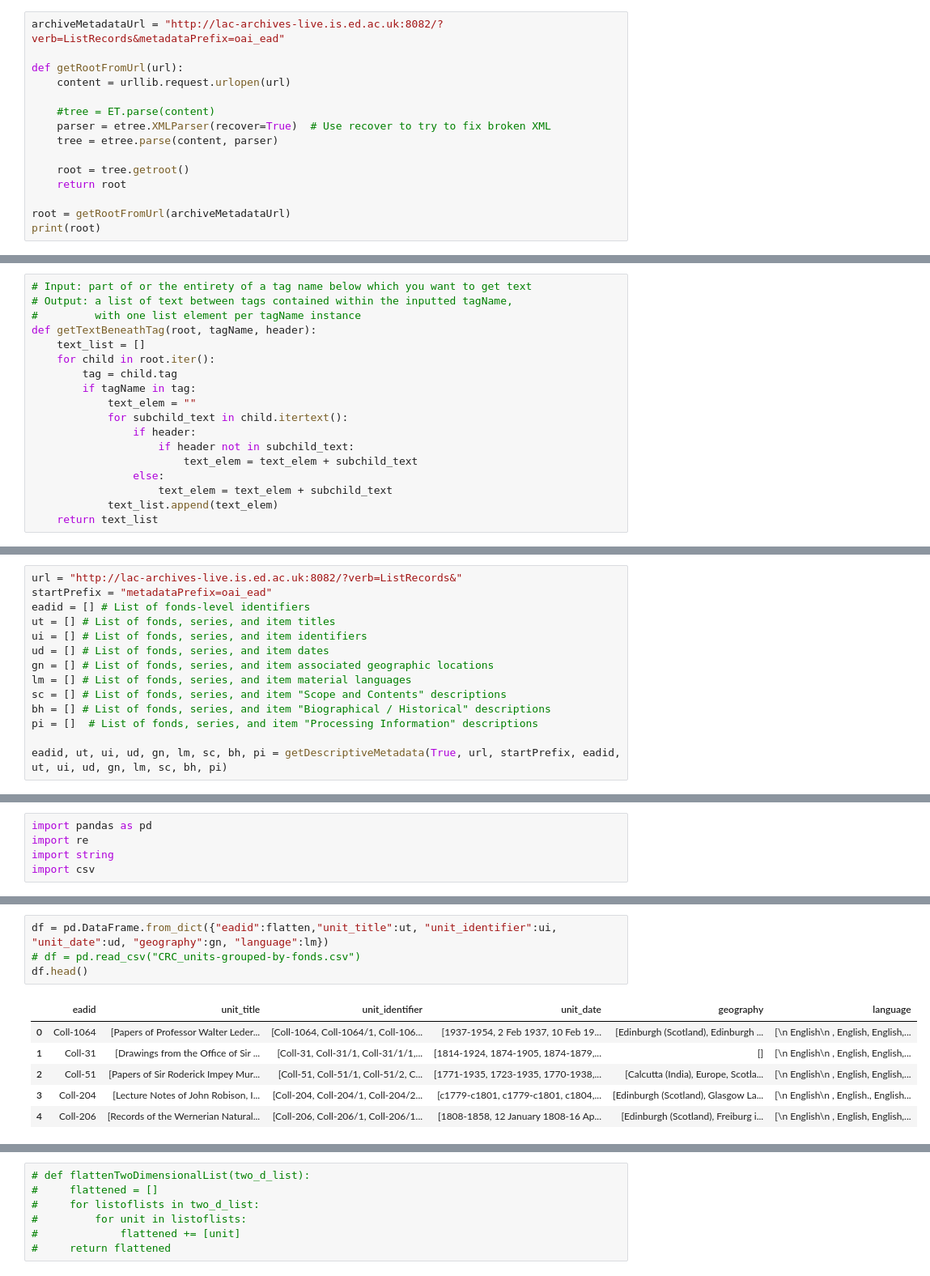
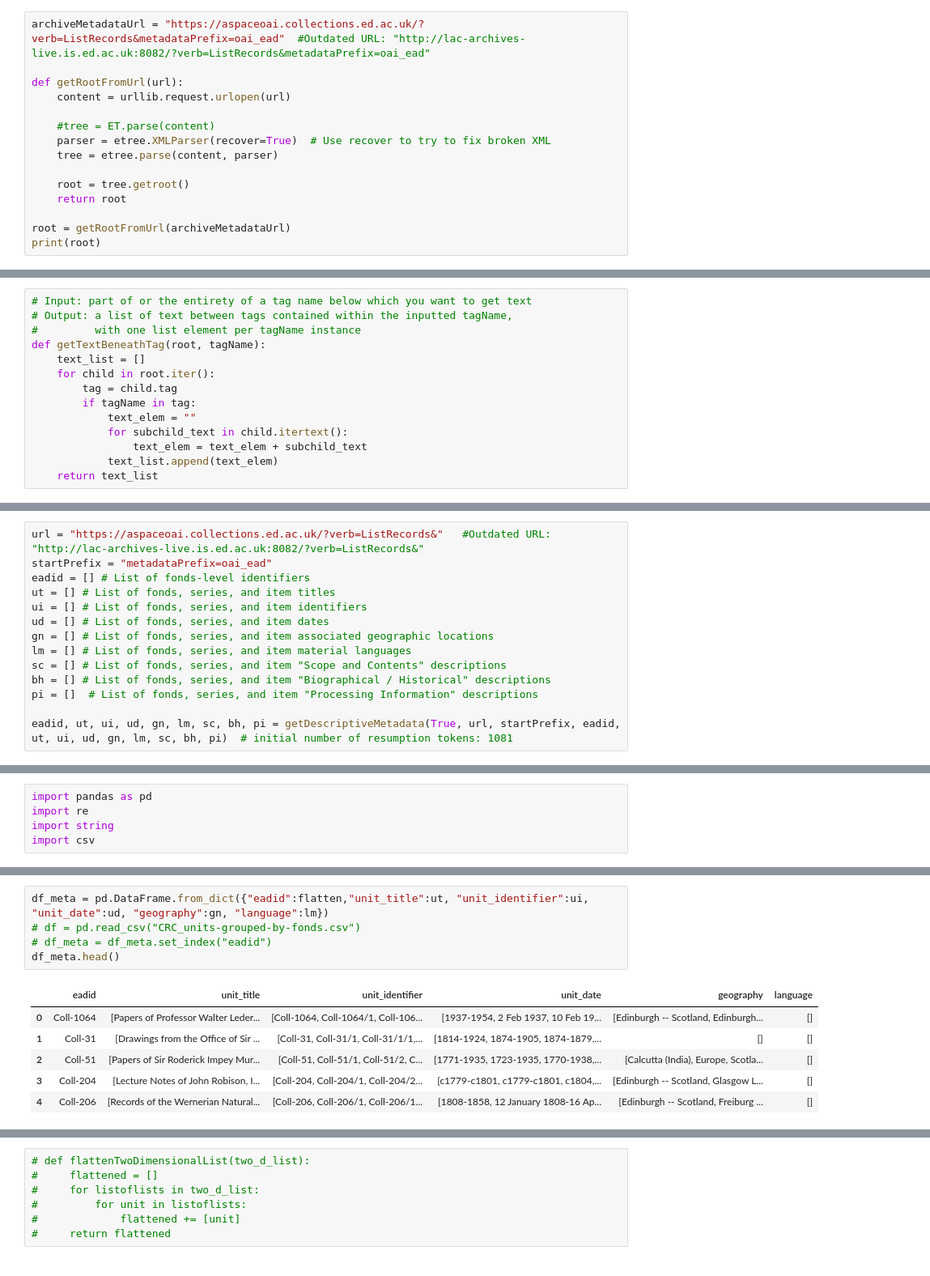
Before and after one commit to thegoose20/annot-prep, a Jupyter notebook: PreparationForAnnotation.ipynb, the cells around one changed output, grey strips where cells are left out. Shown at 81% size. Drawn from its saved outputs; the diff is of its cells as text.

Commit message:
Extracted latest catalogue metadata

```diff
--- a/PreparationForAnnotation.ipynb
+++ b/PreparationForAnnotation.ipynb
@@ -45,7 +45,7 @@ import urllib
 import xml.etree.ElementTree as ET
 from lxml import etree
 # %%
-archiveMetadataUrl = "http://lac-archives-live.is.ed.ac.uk:8082/?verb=ListRecords&metadataPrefix=oai_ead"
+archiveMetadataUrl = "https://aspaceoai.collections.ed.ac.uk/?verb=ListRecords&metadataPrefix=oai_ead"  #Outdated URL: "http://lac-archives-live.is.ed.ac.uk:8082/?verb=ListRecords&metadataPrefix=oai_ead"
 
 def getRootFromUrl(url):
     content = urllib.request.urlopen(url)
@@ -65,18 +65,14 @@ print(root)
 # Input: part of or the entirety of a tag name below which you want to get text
 # Output: a list of text between tags contained within the inputted tagName,
 #         with one list element per tagName instance
-def getTextBeneathTag(root, tagName, header):
+def getTextBeneathTag(root, tagName):
     text_list = []
     for child in root.iter():
         tag = child.tag
         if tagName in tag:
             text_elem = ""
             for subchild_text in child.itertext():
-                if header:
-                    if header not in subchild_text:
-                        text_elem = text_elem + subchild_text
-                else:
-                    text_elem = text_elem + subchild_text
+                text_elem = text_elem + subchild_text
             text_list.append(text_elem)
     return text_list
 # %%
@@ -121,7 +117,7 @@ def getDescriptiveMetadata(more, archiveMetadataUrlShort, startingPrefix, eadid,
     print(str(i) + " resumption tokens")
     return eadid, ut, ui, ud, gn, lm, sc, bh, pi
 # %%
-url = "http://lac-archives-live.is.ed.ac.uk:8082/?verb=ListRecords&"
+url = "https://aspaceoai.collections.ed.ac.uk/?verb=ListRecords&"   #Outdated URL: "http://lac-archives-live.is.ed.ac.uk:8082/?verb=ListRecords&"
 startPrefix = "metadataPrefix=oai_ead"
 eadid = [] # List of fonds-level identifiers
 ut = [] # List of fonds, series, and item titles
@@ -133,5 +129,5 @@ sc = [] # List of fonds, series, and item "Scope and Contents" descriptions
 bh = [] # List of fonds, series, and item "Biographical / Historical" descriptions
 pi = []  # List of fonds, series, and item "Processing Information" descriptions
 
-eadid, ut, ui, ud, gn, lm, sc, bh, pi = getDescriptiveMetadata(True, url, startPrefix, eadid, ut, ui, ud, gn, lm, sc, bh, pi)
+eadid, ut, ui, ud, gn, lm, sc, bh, pi = getDescriptiveMetadata(True, url, startPrefix, eadid, ut, ui, ud, gn, lm, sc, bh, pi)  # initial number of resumption tokens: 1081
 # %% [output]
@@ -207,12 +196,13 @@ Coll-1064
 # %%
-df = pd.DataFrame.from_dict({"eadid":flatten,"unit_title":ut, "unit_identifier":ui, "unit_date":ud, "geography":gn, "language":lm})
+df_meta = pd.DataFrame.from_dict({"eadid":flatten,"unit_title":ut, "unit_identifier":ui, "unit_date":ud, "geography":gn, "language":lm})
 # df = pd.read_csv("CRC_units-grouped-by-fonds.csv")
-df.head()
+# df_meta = df_meta.set_index("eadid")
+df_meta.head()
 # %% [output]
 |  | eadid | unit_title | unit_identifier | unit_date | geography | language |
-| 0 | Coll-1064 | [Papers of Professor Walter Leder... | [Coll-1064, Coll-1064/1, Coll-106... | [1937-1954, 2 Feb 1937, 10 Feb 19... | [Edinburgh (Scotland), Edinburgh ... | [\n English\n , English, English,... |
-| 1 | Coll-31 | [Drawings from the Office of Sir ... | [Coll-31, Coll-31/1, Coll-31/1/1,... | [1814-1924, 1874-1905, 1874-1879,... | [] | [\n English\n , English, English,... |
-| 2 | Coll-51 | [Papers of Sir Roderick Impey Mur... | [Coll-51, Coll-51/1, Coll-51/2, C... | [1771-1935, 1723-1935, 1770-1938,... | [Calcutta (India), Europe, Scotla... | [\n English\n , English, English,... |
-| 3 | Coll-204 | [Lecture Notes of John Robison, I... | [Coll-204, Coll-204/1, Coll-204/2... | [c1779-c1801, c1779-c1801, c1804,... | [Edinburgh (Scotland), Glasgow La... | [\n English\n , English., English... |
-| 4 | Coll-206 | [Records of the Wernerian Natural... | [Coll-206, Coll-206/1, Coll-206/1... | [1808-1858, 12 January 1808-16 Ap... | [Edinburgh (Scotland), Freiburg i... | [\n English\n , English, English,... |
+| 0 | Coll-1064 | [Papers of Professor Walter Leder... | [Coll-1064, Coll-1064/1, Coll-106... | [1937-1954, 2 Feb 1937, 10 Feb 19... | [Edinburgh -- Scotland, Edinburgh... | [] |
+| 1 | Coll-31 | [Drawings from the Office of Sir ... | [Coll-31, Coll-31/1, Coll-31/1/1,... | [1814-1924, 1874-1905, 1874-1879,... | [] | [] |
+| 2 | Coll-51 | [Papers of Sir Roderick Impey Mur... | [Coll-51, Coll-51/1, Coll-51/2, C... | [1771-1935, 1723-1935, 1770-1938,... | [Calcutta (India), Europe, Scotla... | [] |
+| 3 | Coll-204 | [Lecture Notes of John Robison, I... | [Coll-204, Coll-204/1, Coll-204/2... | [c1779-c1801, c1779-c1801, c1804,... | [Edinburgh -- Scotland, Glasgow L... | [] |
+| 4 | Coll-206 | [Records of the Wernerian Natural... | [Coll-206, Coll-206/1, Coll-206/1... | [1808-1858, 12 January 1808-16 Ap... | [Edinburgh -- Scotland, Freiburg ... | [] |
 # %%
```
Also changed, not shown: parts of 24 cells of this notebook, 2 other files.
